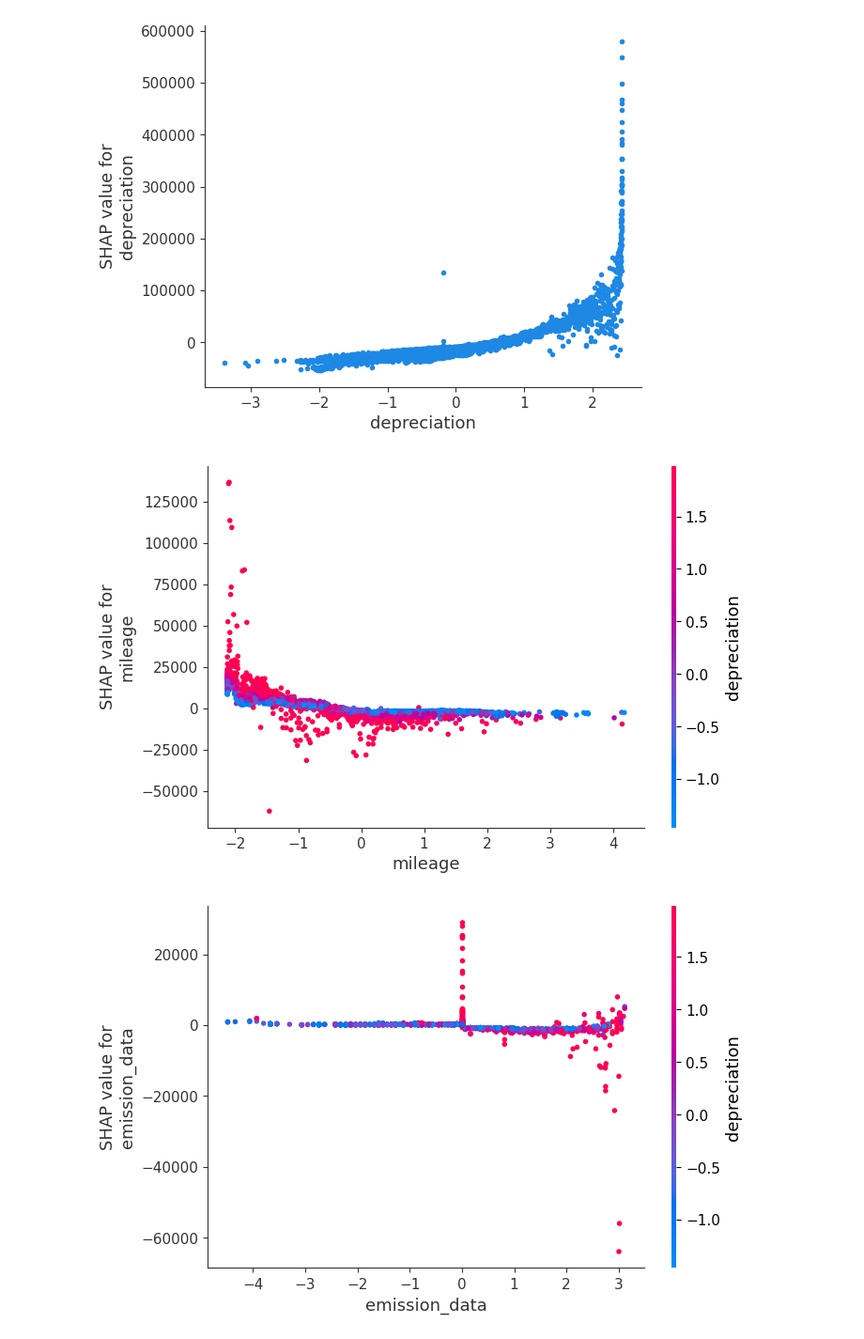
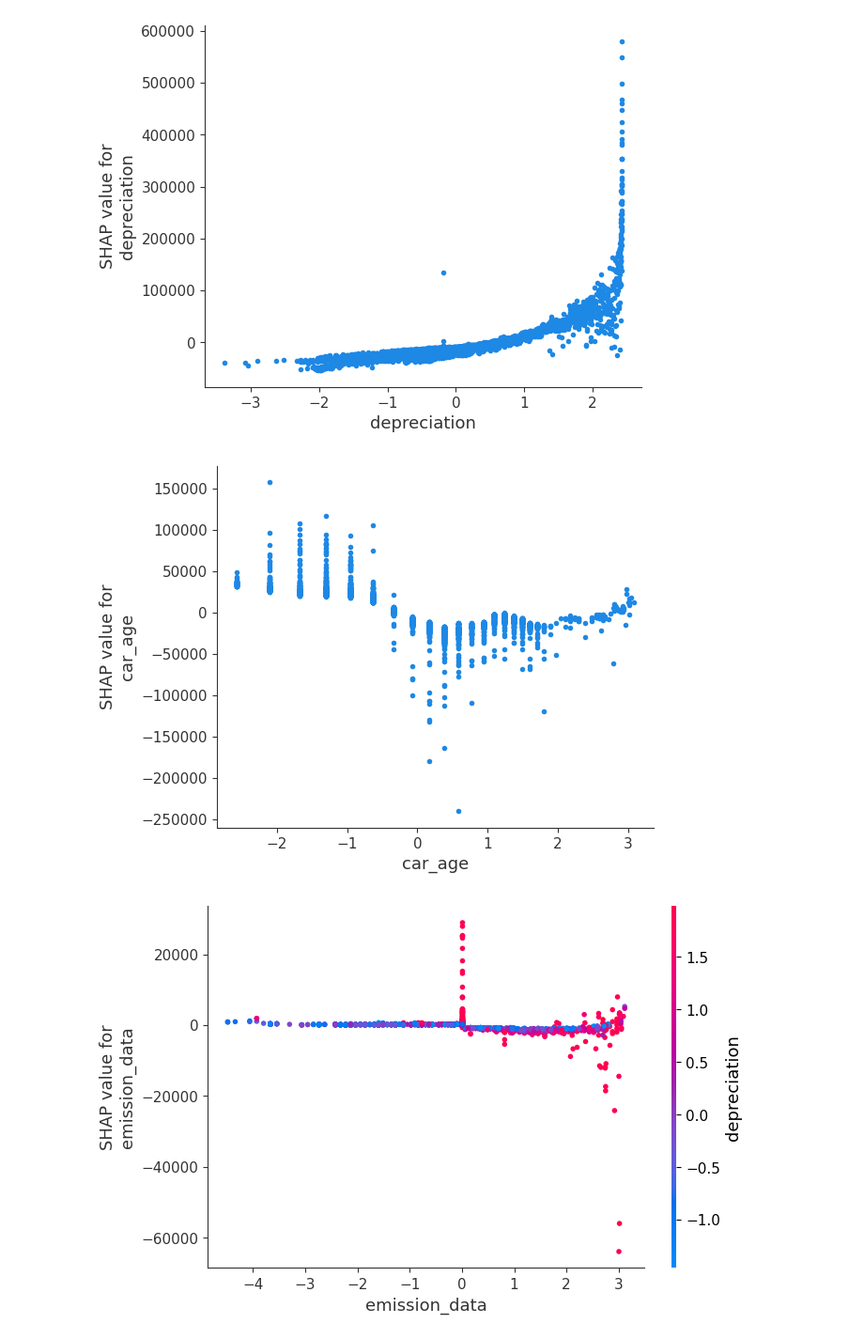
Before and after one commit to melloo21/CS5228_project, a Jupyter notebook: Model Explanability.ipynb, the cells around one changed output. Shown at 94% size. Saved outputs shown, nothing was run; the diff lists cells and outputs as text; code cells hidden in the pictures.

```diff
--- a/Model Explanability.ipynb
+++ b/Model Explanability.ipynb
@@ -169,9 +169,9 @@ shap.dependence_plot('depreciation', shap_values, X_val, feature_names=features,
 # %% [output]
 [figure]
 # %%
-shap.dependence_plot('mileage', shap_values, X_val, feature_names=features, interaction_index='auto')
+shap.dependence_plot('car_age', shap_values, X_val, feature_names=features, interaction_index=None)
 # %% [output]
-[figure, old version]
+[figure, new version]
 # %%
 shap.dependence_plot('emission_data', shap_values, X_val, feature_names=features, interaction_index='auto')
 # %% [output]
```
Also changed, not shown: 1 other file.
